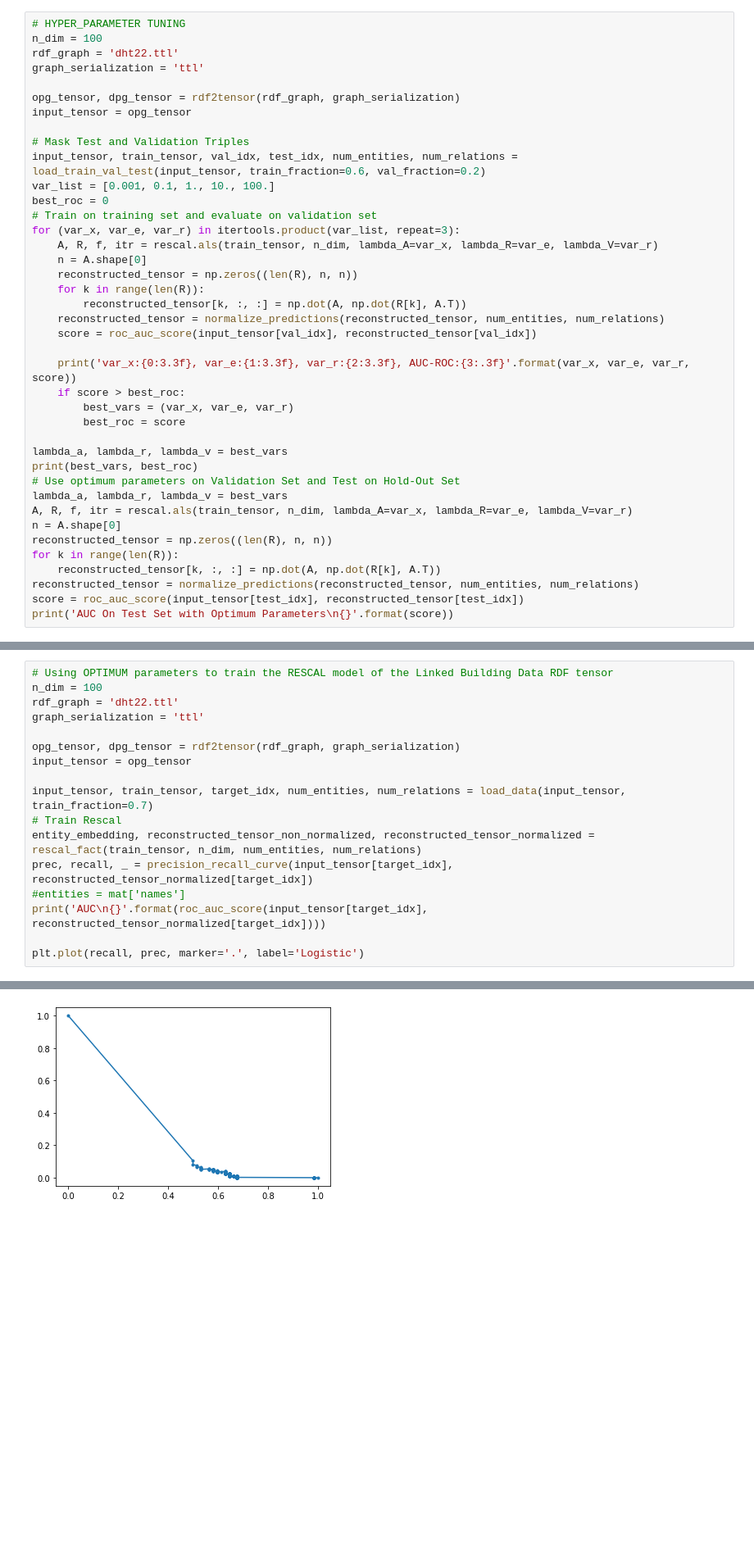
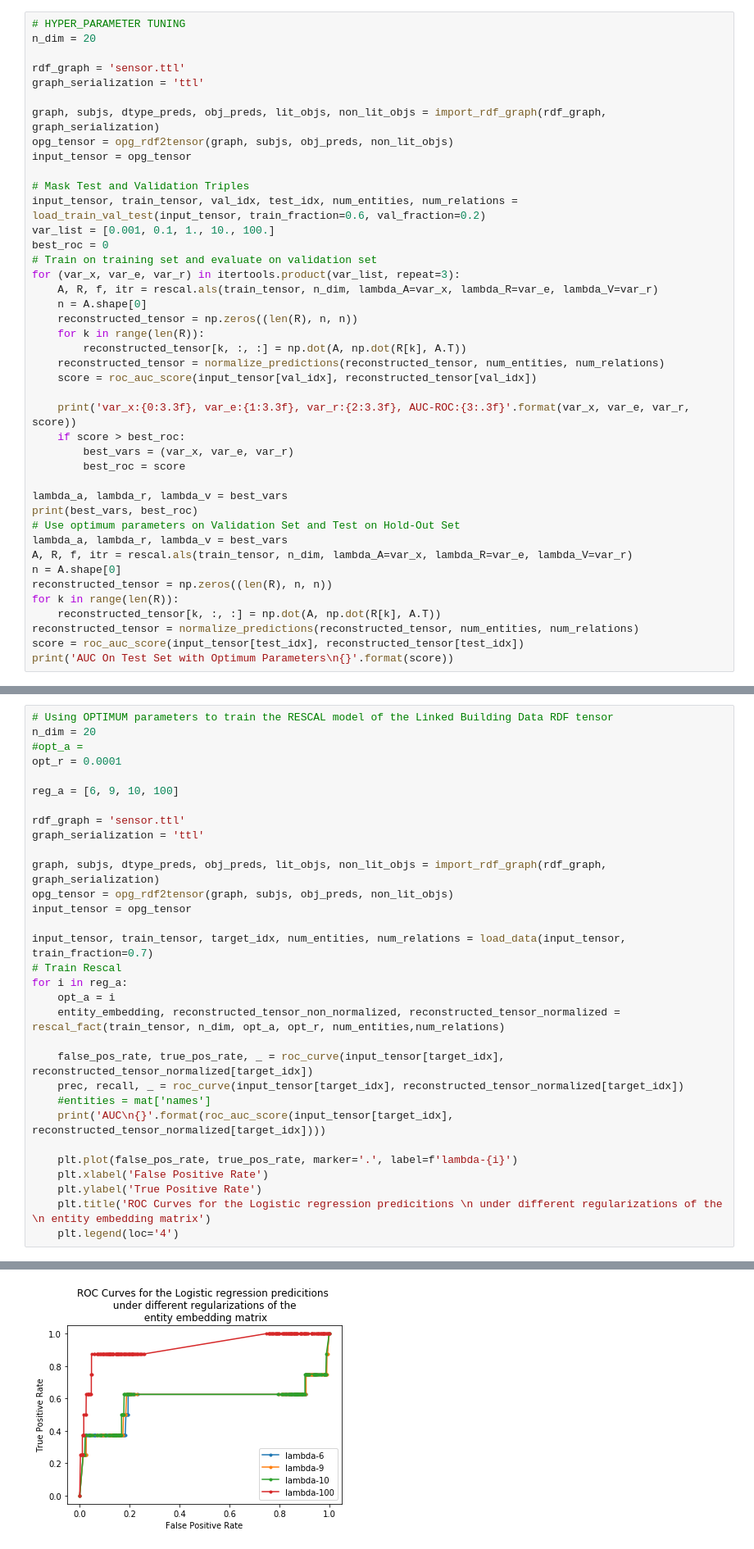
Before and after one commit to teenkevo/UNM-MES, a Jupyter notebook: Tensor Decomposition/Tensor Decomposition and analysis-checkpoint.ipynb, the cells around one changed output, grey strips where cells are left out. Shown: that part at 82% size. Saved outputs shown, nothing was run; the diff lists cells and outputs as text; blank space fills up the shorter version.

Commit message:
cleaner function separation for the RESCAL-ALS factorization

```diff
--- a/Tensor Decomposition/Tensor Decomposition and analysis-checkpoint.ipynb
+++ b/Tensor Decomposition/Tensor Decomposition and analysis-checkpoint.ipynb
@@ -159,10 +167,12 @@ def load_train_val_test(input_tensor, train_fraction=0.6, val_fraction=0.2):
 # %%
 # HYPER_PARAMETER TUNING
-n_dim = 100
-rdf_graph = 'dht22.ttl'
+n_dim = 20
+
+rdf_graph = 'sensor.ttl'
 graph_serialization = 'ttl'
 
-opg_tensor, dpg_tensor = rdf2tensor(rdf_graph, graph_serialization)
+graph, subjs, dtype_preds, obj_preds, lit_objs, non_lit_objs = import_rdf_graph(rdf_graph, graph_serialization)
+opg_tensor = opg_rdf2tensor(graph, subjs, obj_preds, non_lit_objs)
 input_tensor = opg_tensor
 
 # Mask Test and Validation Triples
@@ -217,19 +229,33 @@ AUC On Test Set with Optimum Parameters
 # %%
 # Using OPTIMUM parameters to train the RESCAL model of the Linked Building Data RDF tensor
-n_dim = 100
-rdf_graph = 'dht22.ttl'
+n_dim = 20
+#opt_a =
+opt_r = 0.0001
+
+reg_a = [6, 9, 10, 100]
+
+rdf_graph = 'sensor.ttl'
 graph_serialization = 'ttl'
 
-opg_tensor, dpg_tensor = rdf2tensor(rdf_graph, graph_serialization)
+graph, subjs, dtype_preds, obj_preds, lit_objs, non_lit_objs = import_rdf_graph(rdf_graph, graph_serialization)
+opg_tensor = opg_rdf2tensor(graph, subjs, obj_preds, non_lit_objs)
 input_tensor = opg_tensor
 
 input_tensor, train_tensor, target_idx, num_entities, num_relations = load_data(input_tensor, train_fraction=0.7)
 # Train Rescal
-entity_embedding, reconstructed_tensor_non_normalized, reconstructed_tensor_normalized = rescal_fact(train_tensor, n_dim, num_entities, num_relations)
-prec, recall, _ = precision_recall_curve(input_tensor[target_idx], reconstructed_tensor_normalized[target_idx])
-#entities = mat['names']
-print('AUC\n{}'.format(roc_auc_score(input_tensor[target_idx], reconstructed_tensor_normalized[target_idx])))
+for i in reg_a:
+    opt_a = i
+    entity_embedding, reconstructed_tensor_non_normalized, reconstructed_tensor_normalized = rescal_fact(train_tensor, n_dim, opt_a, opt_r, num_entities,num_relations)
 
-plt.plot(recall, prec, marker='.', label='Logistic')
+    false_pos_rate, true_pos_rate, _ = roc_curve(input_tensor[target_idx], reconstructed_tensor_normalized[target_idx])
+    prec, recall, _ = roc_curve(input_tensor[target_idx], reconstructed_tensor_normalized[target_idx])
+    #entities = mat['names']
+    print('AUC\n{}'.format(roc_auc_score(input_tensor[target_idx], reconstructed_tensor_normalized[target_idx])))
+
+    plt.plot(false_pos_rate, true_pos_rate, marker='.', label=f'lambda-{i}')
+    plt.xlabel('False Positive Rate')
+    plt.ylabel('True Positive Rate')
+    plt.title('ROC Curves for the Logistic regression predicitions \n under different regularizations of the \n entity embedding matrix')
+    plt.legend(loc='4')
 # %% [output]
 AUC
@@ -238,3 +269,3 @@ AUC
-[figure, old version]
+[figure, new version]
 # %%
 # Plots for the latent representation of entities
```
Also changed, not shown: parts of 21 cells of this notebook.
